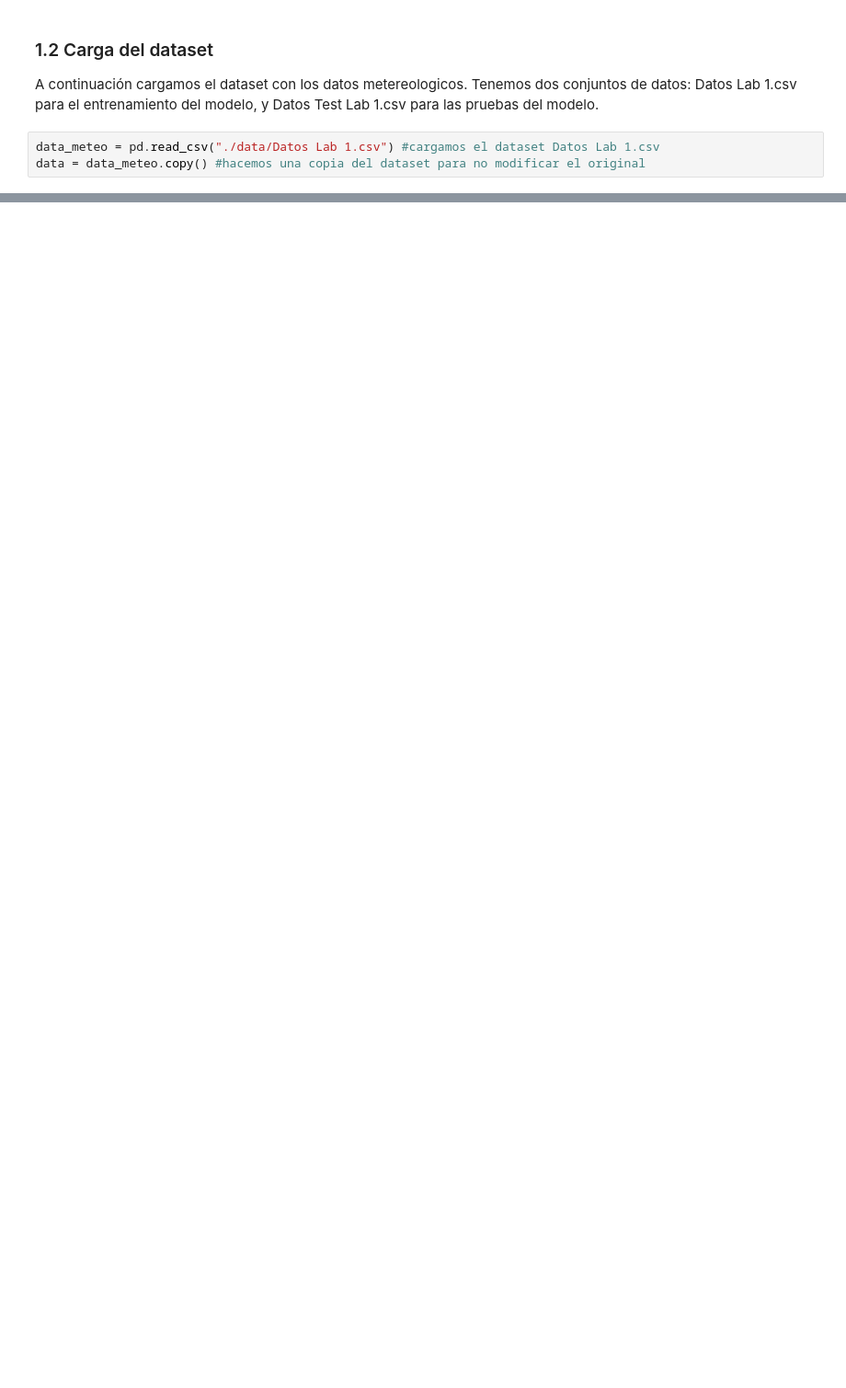
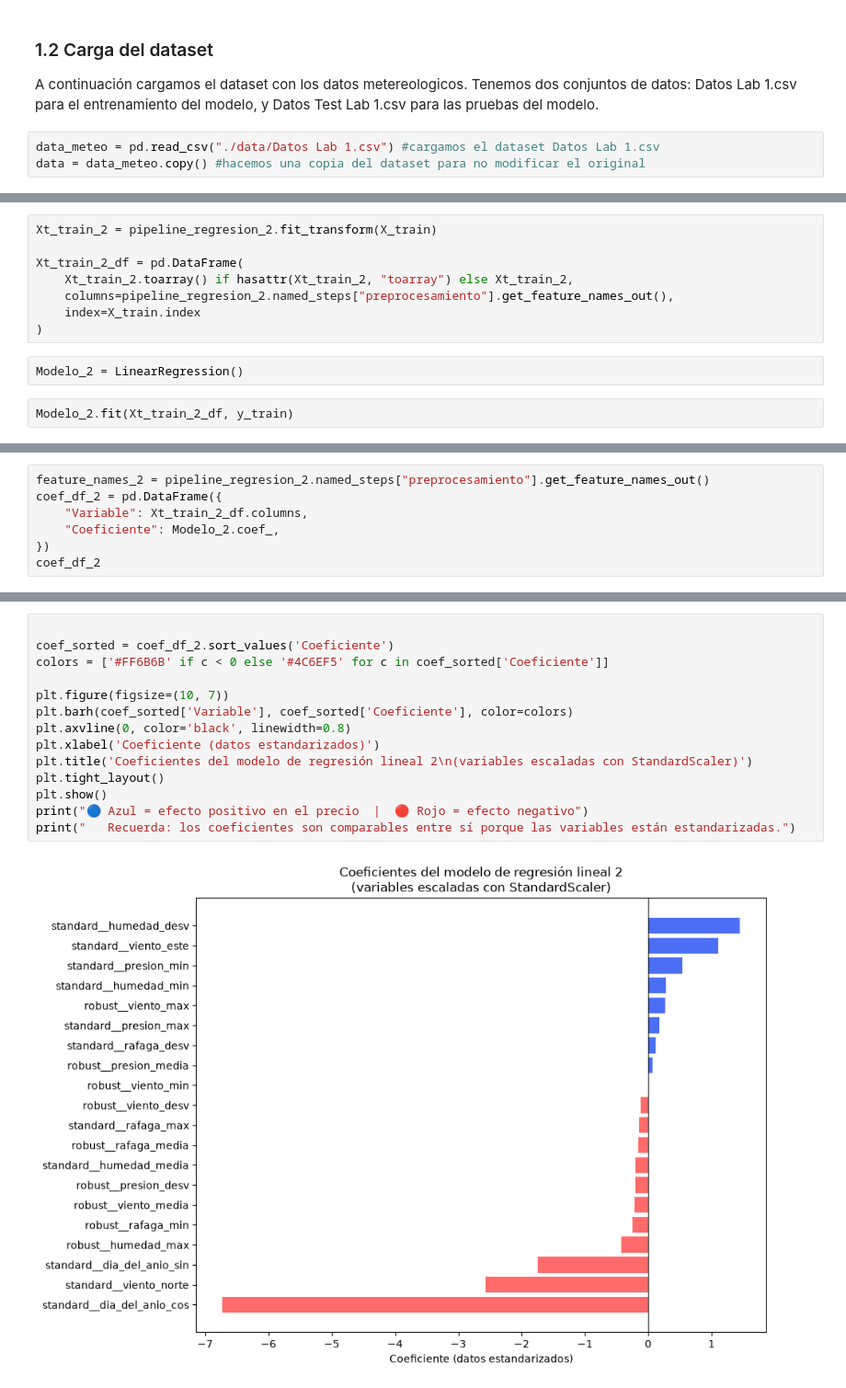
Before and after one commit to PedroSTrujillo/labs-aprendizaje-de-maquina, a Jupyter notebook: L1 copy/lab1.ipynb, the cells around one changed output, grey strips where cells are left out. Shown at 92% size. Saved outputs shown, nothing was run; the diff lists cells and outputs as text; blank space fills up the shorter version.

```diff
--- a/L1 copy/lab1.ipynb
+++ b/L1 copy/lab1.ipynb
@@ -32,0 +1190,12 @@ data_meteo.info()
+# %%
+Xt_train_2 = pipeline_regresion_2.fit_transform(X_train)
+
+Xt_train_2_df = pd.DataFrame(
+    Xt_train_2.toarray() if hasattr(Xt_train_2, "toarray") else Xt_train_2,
+    columns=pipeline_regresion_2.named_steps["preprocesamiento"].get_feature_names_out(),
+    index=X_train.index
+)
+# %%
+Modelo_2 = LinearRegression()
+# %%
+Modelo_2.fit(Xt_train_2_df, y_train)
@@ -32,0 +1204,7 @@ data_meteo.info()
+# %%
+feature_names_2 = pipeline_regresion_2.named_steps["preprocesamiento"].get_feature_names_out()
+coef_df_2 = pd.DataFrame({
+    "Variable": Xt_train_2_df.columns,
+    "Coeficiente": Modelo_2.coef_,
+})
+coef_df_2
@@ -32,0 +1229,16 @@ data_meteo.info()
+# %%
+
+coef_sorted = coef_df_2.sort_values('Coeficiente')
+colors = ['#FF6B6B' if c < 0 else '#4C6EF5' for c in coef_sorted['Coeficiente']]
+
+plt.figure(figsize=(10, 7))
+plt.barh(coef_sorted['Variable'], coef_sorted['Coeficiente'], color=colors)
+plt.axvline(0, color='black', linewidth=0.8)
+plt.xlabel('Coeficiente (datos estandarizados)')
+plt.title('Coeficientes del modelo de regresión lineal 2\n(variables escaladas con StandardScaler)')
+plt.tight_layout()
+plt.show()
+print("🔵 Azul = efecto positivo en el precio  |  🔴 Rojo = efecto negativo")
+print("   Recuerda: los coeficientes son comparables entre sí porque las variables están estandarizadas.")
+# %% [output]
+[figure, added]
```
Also changed, not shown: parts of 81 cells of this notebook.
